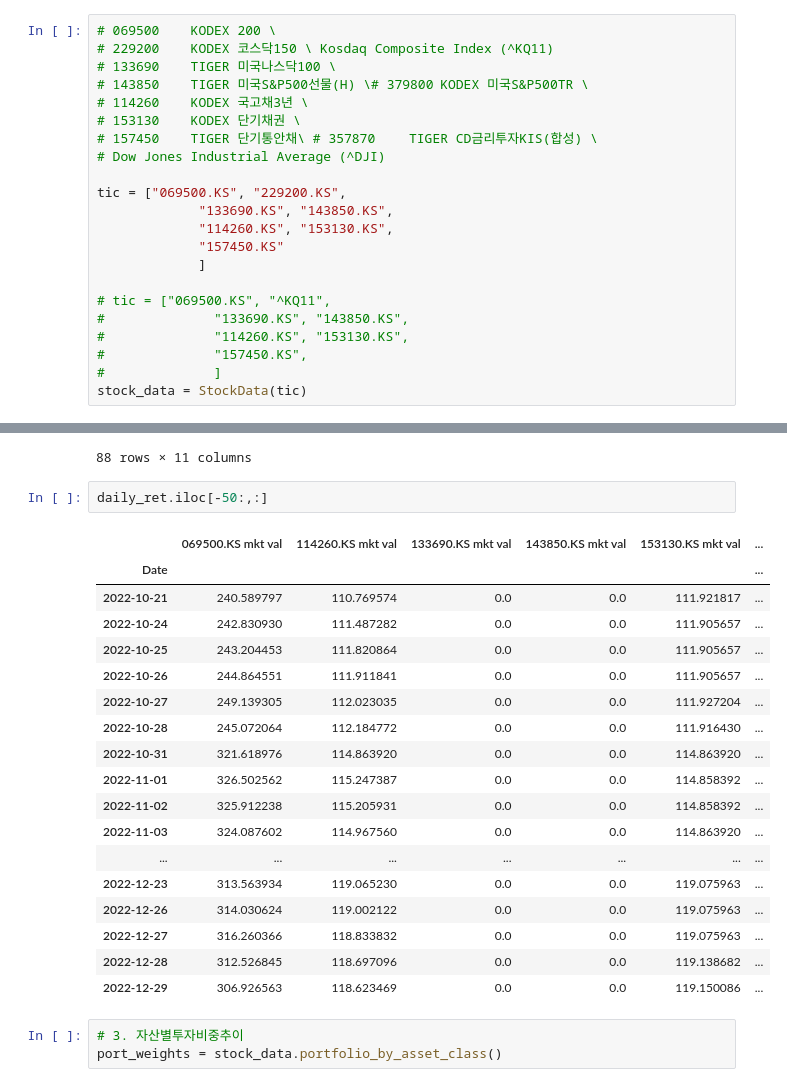
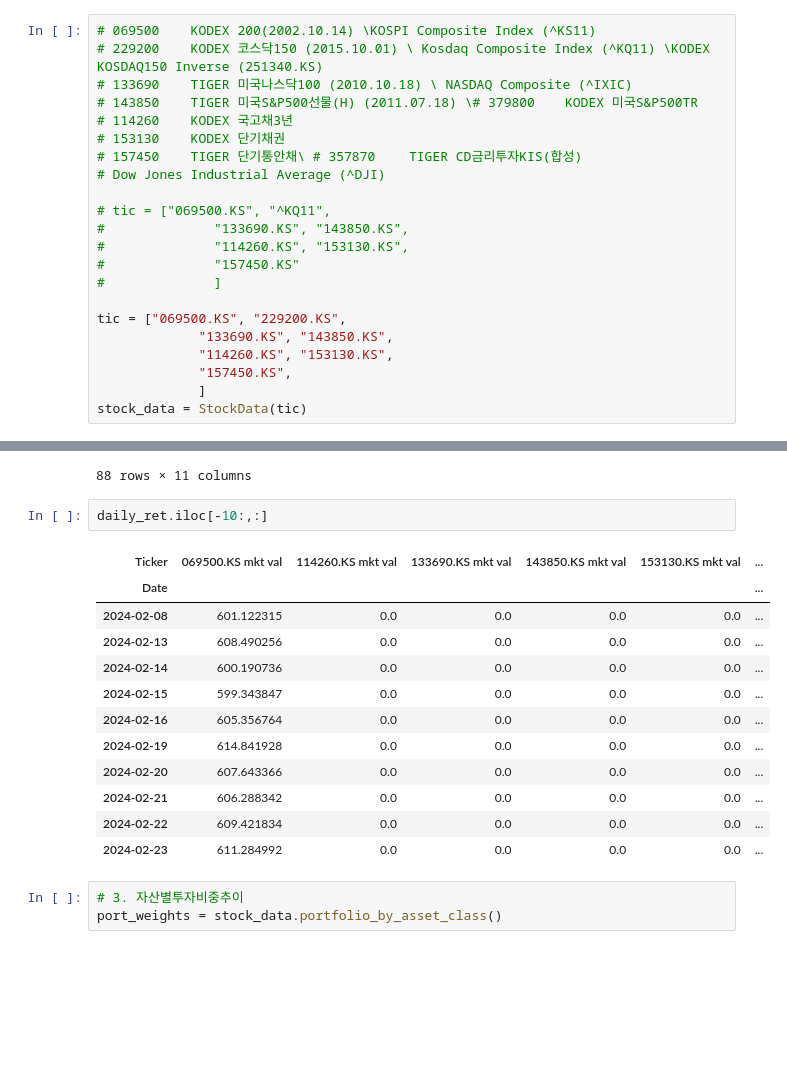
Before and after one commit to kangokseo/cqralgo, a Jupyter notebook: portfolio/utilis/Halloween_Korea.ipynb, the cells around one changed output, grey strips where cells are left out. Cells and saved outputs as stored; diff of their text form; blank space fills up the shorter version.

```diff
--- a/portfolio/utilis/Halloween_Korea.ipynb
+++ b/portfolio/utilis/Halloween_Korea.ipynb
@@ -6,22 +7,22 @@ from class_trial import StockData
 # %%
-# 069500	KODEX 200 \
-# 229200	KODEX 코스닥150 \ Kosdaq Composite Index (^KQ11)
-# 133690	TIGER 미국나스닥100 \
-# 143850	TIGER 미국S&P500선물(H) \# 379800	KODEX 미국S&P500TR \
-# 114260	KODEX 국고채3년 \
-# 153130	KODEX 단기채권 \
-# 157450	TIGER 단기통안채\ # 357870	TIGER CD금리투자KIS(합성) \
+# 069500	KODEX 200(2002.10.14) \KOSPI Composite Index (^KS11)
+# 229200	KODEX 코스닥150 (2015.10.01) \ Kosdaq Composite Index (^KQ11) \KODEX KOSDAQ150 Inverse (251340.KS)
+# 133690	TIGER 미국나스닥100 (2010.10.18) \ NASDAQ Composite (^IXIC)
+# 143850	TIGER 미국S&P500선물(H) (2011.07.18) \# 379800	KODEX 미국S&P500TR
+# 114260	KODEX 국고채3년
+# 153130	KODEX 단기채권
+# 157450	TIGER 단기통안채\ # 357870	TIGER CD금리투자KIS(합성)
 # Dow Jones Industrial Average (^DJI)
+
+# tic = ["069500.KS", "^KQ11",
+#              "133690.KS", "143850.KS",
+#              "114260.KS", "153130.KS",
+#              "157450.KS"
+#              ]
 
 tic = ["069500.KS", "229200.KS",
              "133690.KS", "143850.KS",
              "114260.KS", "153130.KS",
-             "157450.KS"
+             "157450.KS",
              ]
-
-# tic = ["069500.KS", "^KQ11",
-#              "133690.KS", "143850.KS",
-#              "114260.KS", "153130.KS",
-#              "157450.KS",
-#              ]
 stock_data = StockData(tic)
@@ -226,26 +277,20 @@ monthly_ret
 | 2022-12-29 | 306.926563 | 118.623469 | 0.0 | 0.0 | 119.150086 | ... |
 88 rows × 11 columns
 # %%
-daily_ret.iloc[-50:,:]
+daily_ret.iloc[-10:,:]
 # %% [output]
-|  | 069500.KS mkt val | 114260.KS mkt val | 133690.KS mkt val | 143850.KS mkt val | 153130.KS mkt val | ... |
+| Ticker | 069500.KS mkt val | 114260.KS mkt val | 133690.KS mkt val | 143850.KS mkt val | 153130.KS mkt val | ... |
 | Date |  |  |  |  |  | ... |
-| 2022-10-21 | 240.589797 | 110.769574 | 0.0 | 0.0 | 111.921817 | ... |
-| 2022-10-24 | 242.830930 | 111.487282 | 0.0 | 0.0 | 111.905657 | ... |
-| 2022-10-25 | 243.204453 | 111.820864 | 0.0 | 0.0 | 111.905657 | ... |
-| 2022-10-26 | 244.864551 | 111.911841 | 0.0 | 0.0 | 111.905657 | ... |
-| 2022-10-27 | 249.139305 | 112.023035 | 0.0 | 0.0 | 111.927204 | ... |
-| 2022-10-28 | 245.072064 | 112.184772 | 0.0 | 0.0 | 111.916430 | ... |
-| 2022-10-31 | 321.618976 | 114.863920 | 0.0 | 0.0 | 114.863920 | ... |
-| 2022-11-01 | 326.502562 | 115.247387 | 0.0 | 0.0 | 114.858392 | ... |
-| 2022-11-02 | 325.912238 | 115.205931 | 0.0 | 0.0 | 114.858392 | ... |
-| 2022-11-03 | 324.087602 | 114.967560 | 0.0 | 0.0 | 114.863920 | ... |
-| ... | ... | ... | ... | ... | ... | ... |
-| 2022-12-23 | 313.563934 | 119.065230 | 0.0 | 0.0 | 119.075963 | ... |
-| 2022-12-26 | 314.030624 | 119.002122 | 0.0 | 0.0 | 119.075963 | ... |
-| 2022-12-27 | 316.260366 | 118.833832 | 0.0 | 0.0 | 119.075963 | ... |
-| 2022-12-28 | 312.526845 | 118.697096 | 0.0 | 0.0 | 119.138682 | ... |
-| 2022-12-29 | 306.926563 | 118.623469 | 0.0 | 0.0 | 119.150086 | ... |
+| 2024-02-08 | 601.122315 | 0.0 | 0.0 | 0.0 | 0.0 | ... |
+| 2024-02-13 | 608.490256 | 0.0 | 0.0 | 0.0 | 0.0 | ... |
+| 2024-02-14 | 600.190736 | 0.0 | 0.0 | 0.0 | 0.0 | ... |
+| 2024-02-15 | 599.343847 | 0.0 | 0.0 | 0.0 | 0.0 | ... |
+| 2024-02-16 | 605.356764 | 0.0 | 0.0 | 0.0 | 0.0 | ... |
+| 2024-02-19 | 614.841928 | 0.0 | 0.0 | 0.0 | 0.0 | ... |
+| 2024-02-20 | 607.643366 | 0.0 | 0.0 | 0.0 | 0.0 | ... |
+| 2024-02-21 | 606.288342 | 0.0 | 0.0 | 0.0 | 0.0 | ... |
+| 2024-02-22 | 609.421834 | 0.0 | 0.0 | 0.0 | 0.0 | ... |
+| 2024-02-23 | 611.284992 | 0.0 | 0.0 | 0.0 | 0.0 | ... |
 # %%
 # 3. 자산별투자비중추이
 port_weights = stock_data.portfolio_by_asset_class()
```
Also changed, not shown: parts of 24 cells of this notebook, 45 other files.
